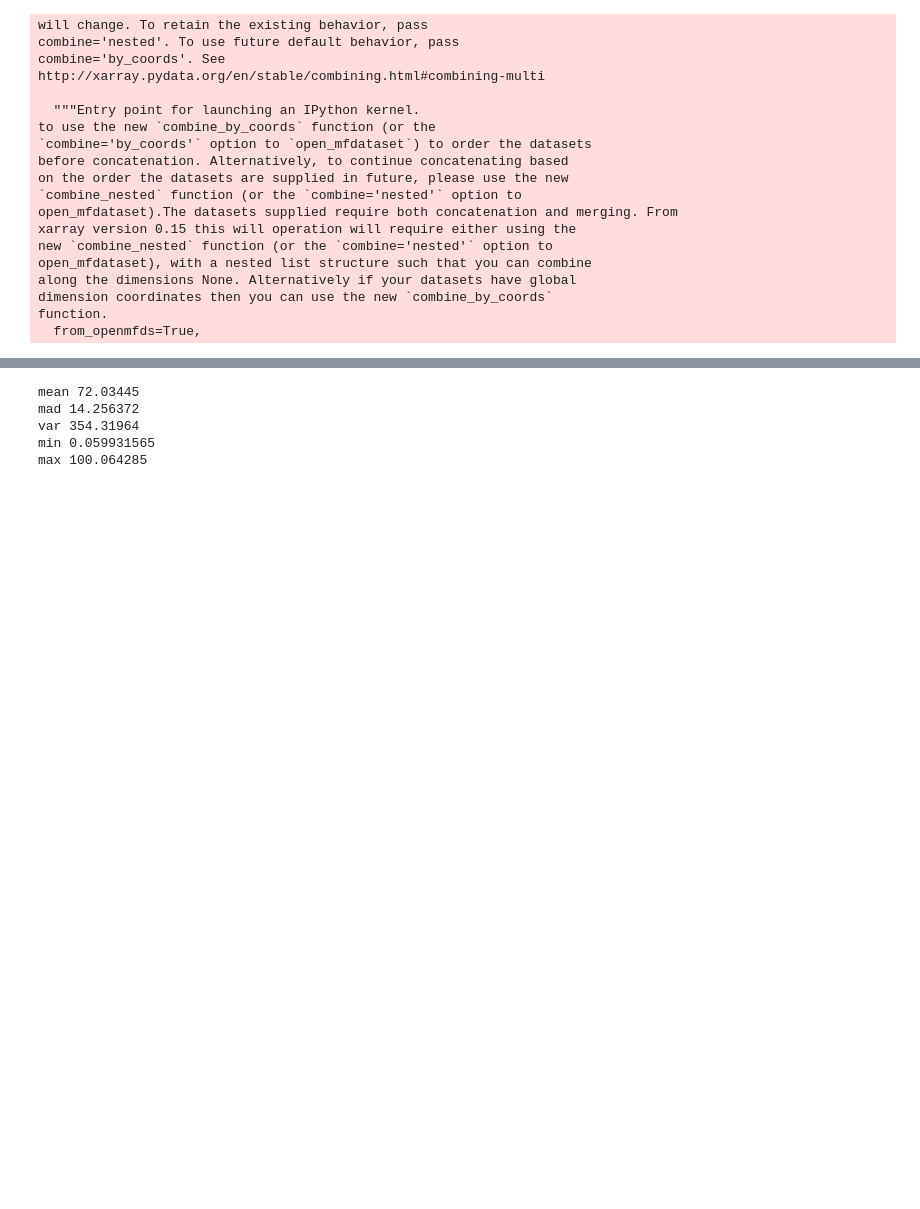
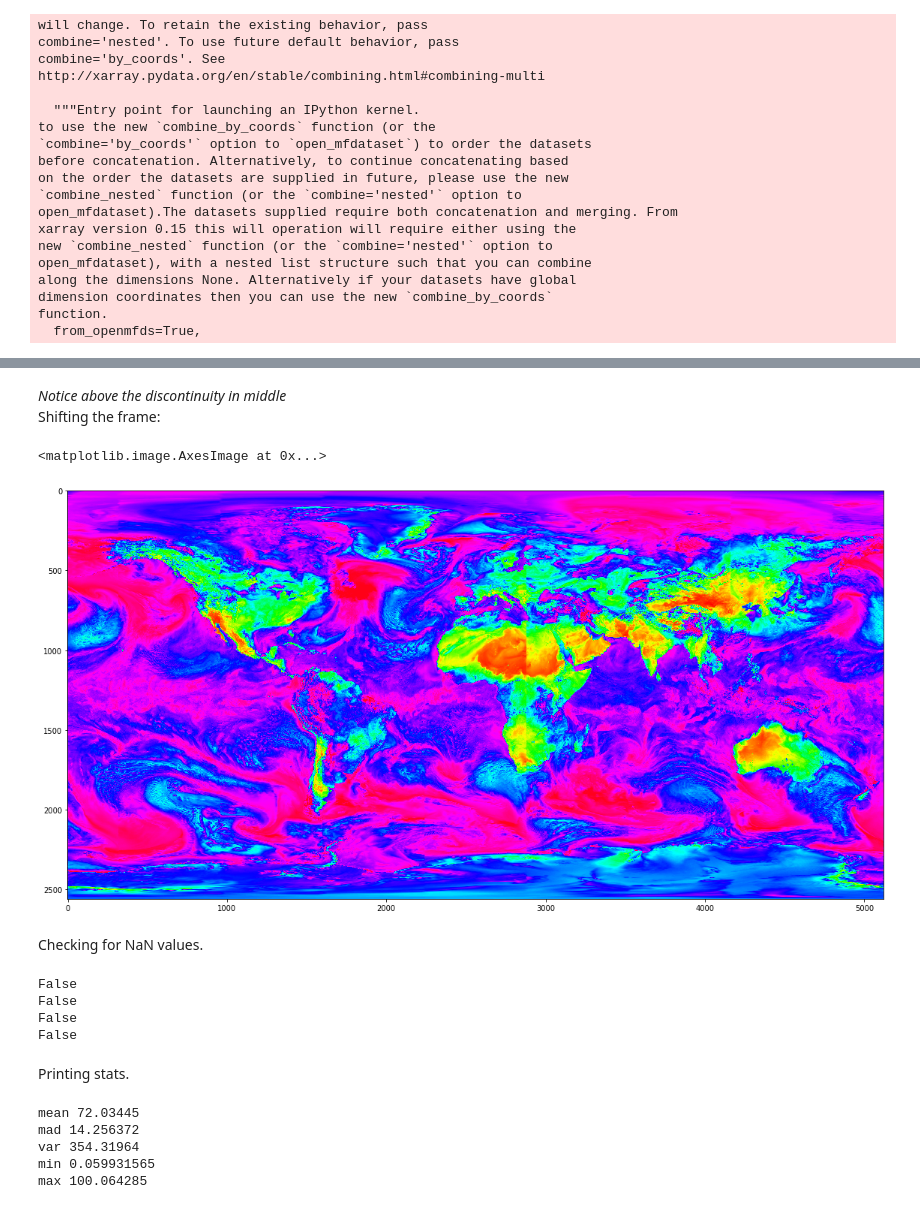
Before and after one commit to tejasvi/deepFWI, a Jupyter notebook: data/fwi_global/fwi_forcings.ipynb, the cells around one changed output, grey strips where cells are left out. Drawn from its saved outputs; the diff is of its cells as text; code cells hidden in the pictures; blank space fills up the shorter version.

```diff
--- a/data/fwi_global/fwi_forcings.ipynb
+++ b/data/fwi_global/fwi_forcings.ipynb
@@ -64,3 +170,24 @@ function.
+# %% [markdown]
+*Notice above the discontinuity in middle*<br>
+Shifting the frame:
+# %%
+plt.figure(figsize = (20,10))
+plt.imshow(np.concatenate((proc.rh[0].values[:,2560:], proc.rh[0].values[:,:2560]), axis=1), cmap='hsv')
+# %% [output]
+<matplotlib.image.AxesImage at 0x...>
+[figure, added]
+# %% [markdown]
+Checking for NaN values.
+# %%
+for i in proc.data_vars:
+    print(np.isnan(proc[i][0].values).any())
+# %% [output]
+False
+False
+False
+False
+# %% [markdown]
+Printing stats.
 # %%
 def stats(x):
     tmp = x.mean().values
```
Also changed, not shown: parts of 36 cells of this notebook, 1 other file.
